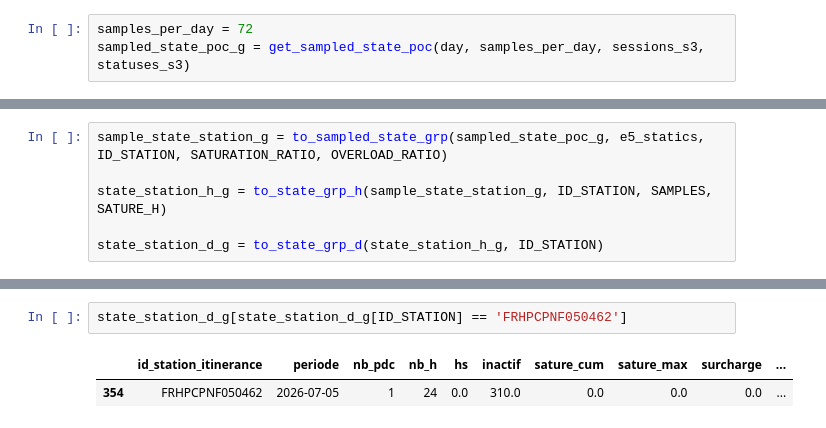
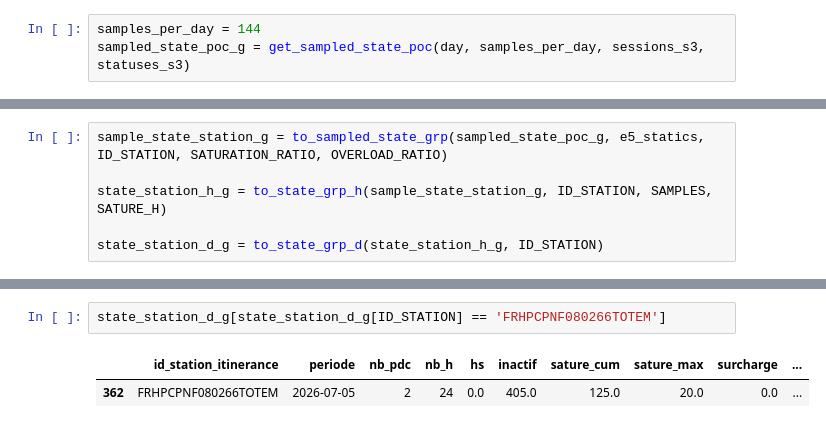
Before and after one commit to loco-labs/qualicharge-rtet, a Jupyter notebook: saturation/source/tests_global.ipynb, the cells around one changed output, grey strips where cells are left out. Cells and saved outputs as stored; diff of their text form.

```diff
--- a/saturation/source/tests_global.ipynb
+++ b/saturation/source/tests_global.ipynb
@@ -127,7 +125,7 @@ sessions_s3[sessions_s3[ID_POC] == 'FRHPCENF050462002']
 | 164910 | FRHPCENF050462002 | 5.615 | 2026-07-08 10:21:13.828872+00:00 | 2026-07-08 10:21:13.828910+00:00 | e91db5ff-93e7-4f26-b114-672400d503da | 2026-07-05 11:26:47+00:00 | 2026-07-08 10:16:17+00:00 | 0220bf18-f66b-4d05-963f-2b5b28b66f12 | ... |
 | 164914 | FRHPCENF050462002 | 20.374 | 2026-07-08 10:20:13.518705+00:00 | 2026-07-08 10:20:13.518720+00:00 | 1b359e59-0871-4358-b672-3856dc82ede5 | 2026-07-05 07:27:39+00:00 | 2026-07-05 07:54:11+00:00 | 0220bf18-f66b-4d05-963f-2b5b28b66f12 | ... |
 # %%
-samples_per_day = 72
+samples_per_day = 144
 sampled_state_poc_g = get_sampled_state_poc(day, samples_per_day, sessions_s3, statuses_s3)
 # %%
 sampled_state_poc_g[sampled_state_poc_g[ID_POC] == 'FRHPCENF050462001']
@@ -163,8 +225,8 @@ state_station_d_g = to_state_grp_d(state_station_h_g, ID_STATION)
 # %%
-state_station_d_g[state_station_d_g[ID_STATION] == 'FRHPCPNF050462']
+state_station_d_g[state_station_d_g[ID_STATION] == 'FRHPCPNF080266TOTEM']
 # %% [output]
 |  | id_station_itinerance | periode | nb_pdc | nb_h | hs | inactif | sature_cum | sature_max | surcharge | ... |
-| 354 | FRHPCPNF050462 | 2026-07-05 | 1 | 24 | 0.0 | 310.0 | 0.0 | 0.0 | 0.0 | ... |
+| 362 | FRHPCPNF080266TOTEM | 2026-07-05 | 2 | 24 | 0.0 | 405.0 | 125.0 | 20.0 | 0.0 | ... |
 # %%
 state_station_d_g[state_station_d_g["sature_cum"] >= 50]
 # %% [output]
```
Also changed, not shown: parts of 8 cells of this notebook, 2 other files.
